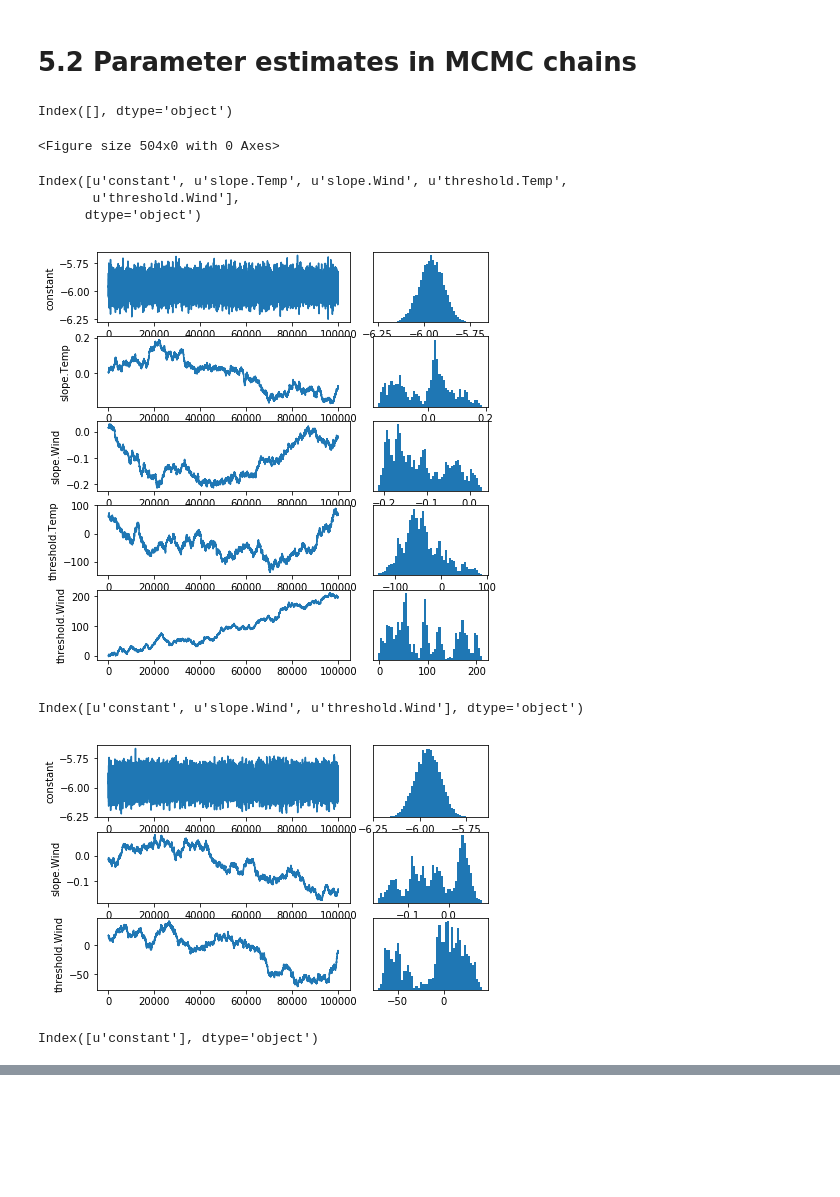
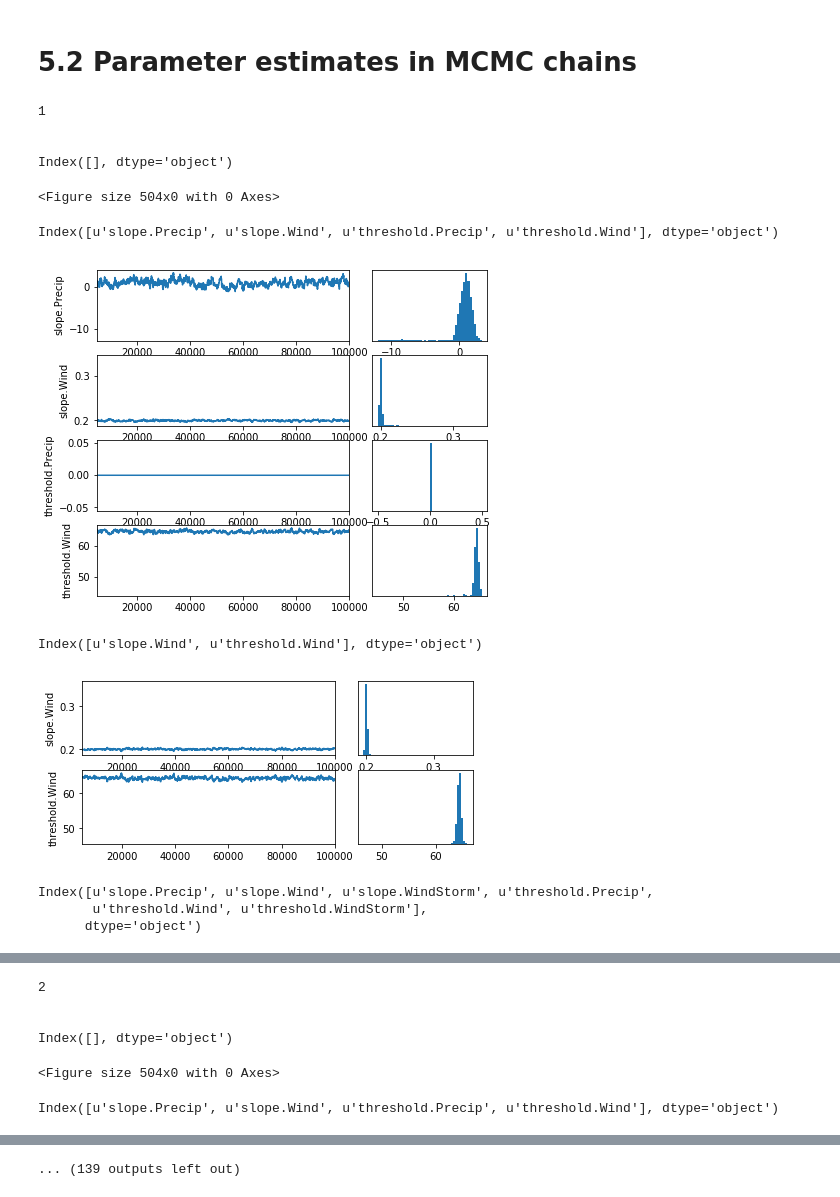
Before and after one commit to lndunn/gridfix, a Jupyter notebook: 5-Plotting.ipynb, the cells around one changed output, grey strips where cells are left out. Saved outputs shown, nothing was run; the diff lists cells and outputs as text; code cells hidden in the pictures; blank space fills up the shorter version.

```diff
--- a/5-Plotting.ipynb
+++ b/5-Plotting.ipynb
@@ -17,0 +351,3 @@ scenarios = pd.read_csv(os.path.join('inputs','scenarios.csv'), index_col='name'
+# %%
+results = pd.read_csv('results2.csv', index_col=0)
+results.head()
@@ -17,0 +361,5 @@ scenarios = pd.read_csv(os.path.join('inputs','scenarios.csv'), index_col='name'
+# %%
+scenarios = results['scenario'].unique()
+res = results.set_index(['scenario','method'])
+for s in scenarios:
+    print ((res.xs(s)-res.xs(s).loc['true'])/res.xs(s).loc['true'])['mean']
@@ -17,0 +591,10 @@ scenarios = pd.read_csv(os.path.join('inputs','scenarios.csv'), index_col='name'
+# %%
+s = 3
+params = pd.read_csv(os.path.join('scenarios','scenario%i'%(s), 'parameters.csv'), index_col=0)
+H = np.histogram()
+
+fig, ax = plt.subplots()
+ax.hist(params['Wind.threshold'].tolist(), bins=np.linspace(45,85,50), histtype='step', lw=2)
+
+idx = params['Wind.threshold'] < t
+ax.hist(params['Wind.threshold'].tolist(), bins=np.linspace(45,85,50), histtype='step', lw=2)
@@ -58,39 +632,67 @@ for i in scenarios.index:
 # %%
 
 def make_plot(scenario, chain_name):
     params = pd.read_csv(os.path.join('scenarios', scenario, 'chains', chain_name), index_col=0)
     params = params[params.keys()[:-1]]
 
     print '\n\n', params.keys()
 
     n_params = len(params.keys())
     fig = plt.figure(figsize=(7,1.5*n_params))
     for i, p in enumerate(params.keys()):
         ax = plt.subplot2grid((n_params, 3), (i, 0), colspan=2)
         ax.plot(params[p].tolist())
 
         ax.set_ylabel(p)
 #         ax.set_xticks([])
 
+        ax.set_xlim(5e3, len(params))
+
         ax = plt.subplot2grid((n_params, 3), (i, 2), colspan=1)
         ax.hist(params[p].tolist(), bins=50)
 
         ax.set_yticks([])
-
     plt.show()
 
-for model in os.listdir(os.path.join('scenarios', 'scenario0', 'chains')):
-    if 'metadata' in model:
-        pass
-    else:
-        make_plot('scenario0', model)
+
+def make_plot2(scenario, chain_name):
+    params = pd.read_csv(os.path.join('scenarios', scenario, 'chains', chain_name), index_col=0)
+    fig = plt.figure(figsize=(7,3))
+    for i, p in enumerate(['slope.Wind','threshold.Wind']):
+        ax = plt.subplot2grid((2, 3), (i, 0), colspan=2)
+        ax.plot(params[p].tolist())
+
+        ax.set_ylabel(p)
+#         ax.set_xticks([])
+
+        ax.set_xlim(1e3,5e4)
+
+        ax = plt.subplot2grid((2, 3), (i, 2), colspan=1)
+        ax.hist(params[p].tolist(), bins=50)
+
+        ax.set_yticks([])
+    plt.show()
+
+for i in range(1,28):# scenario = 'scenario13'
+    print i
+    scenario = 'scenario%i'%(i)
+    if not os.path.exists(os.path.join('scenarios', scenario, 'chains')):
+        continue
+    for model in os.listdir(os.path.join('scenarios', scenario, 'chains')):
+        if 'metadata' in model:
+            pass
+        else:
+            make_plot(scenario, model)
 # %% [output]
+1
+
+
 Index([], dtype='object')
 <Figure size 504x0 with 0 Axes>
-Index([u'constant', u'slope.Temp', u'slope.Wind', u'threshold.Temp',
-       u'threshold.Wind'],
-      dtype='object')
+Index([u'slope.Precip', u'slope.Wind', u'threshold.Precip', u'threshold.Wind'], dtype='object')
-[figure, old version]
+[figure, new version]
-Index([u'constant', u'slope.Wind', u'threshold.Wind'], dtype='object')
+Index([u'slope.Wind', u'threshold.Wind'], dtype='object')
-[figure, old version]
+[figure, new version]
-Index([u'constant'], dtype='object')
+Index([u'slope.Precip', u'slope.Wind', u'slope.WindStorm', u'threshold.Precip',
+       u'threshold.Wind', u'threshold.WindStorm'],
+      dtype='object')
@@ -97,0 +700,6 @@ Index([u'constant'], dtype='object')
+2
+
+
+Index([], dtype='object')
+<Figure size 504x0 with 0 Axes>
+Index([u'slope.Precip', u'slope.Wind', u'threshold.Precip', u'threshold.Wind'], dtype='object')
@@ -97,0 +707 @@ Index([u'constant'], dtype='object')
+... (139 outputs left out)
```
Also changed, not shown: parts of 17 cells of this notebook, 20 other files.
